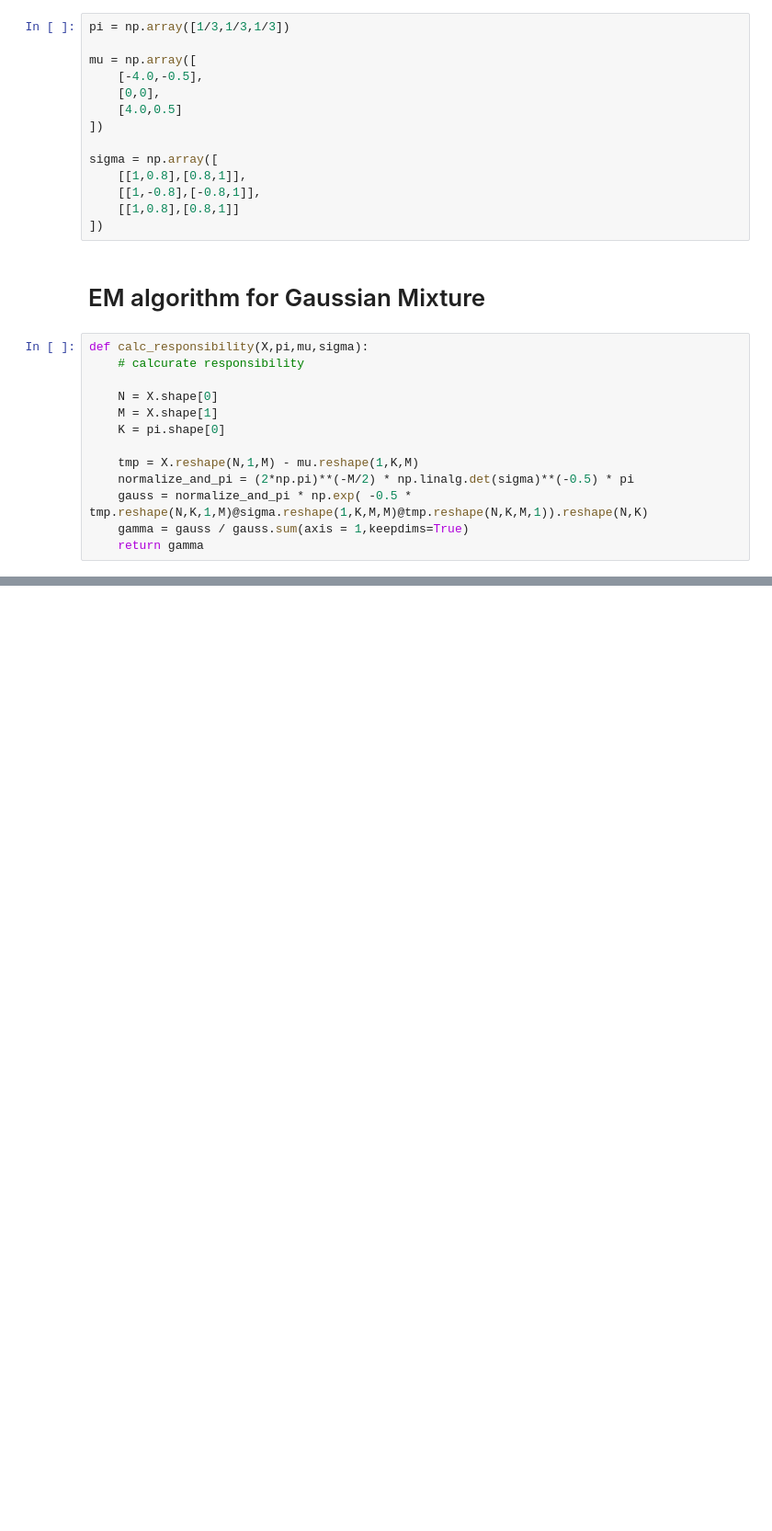
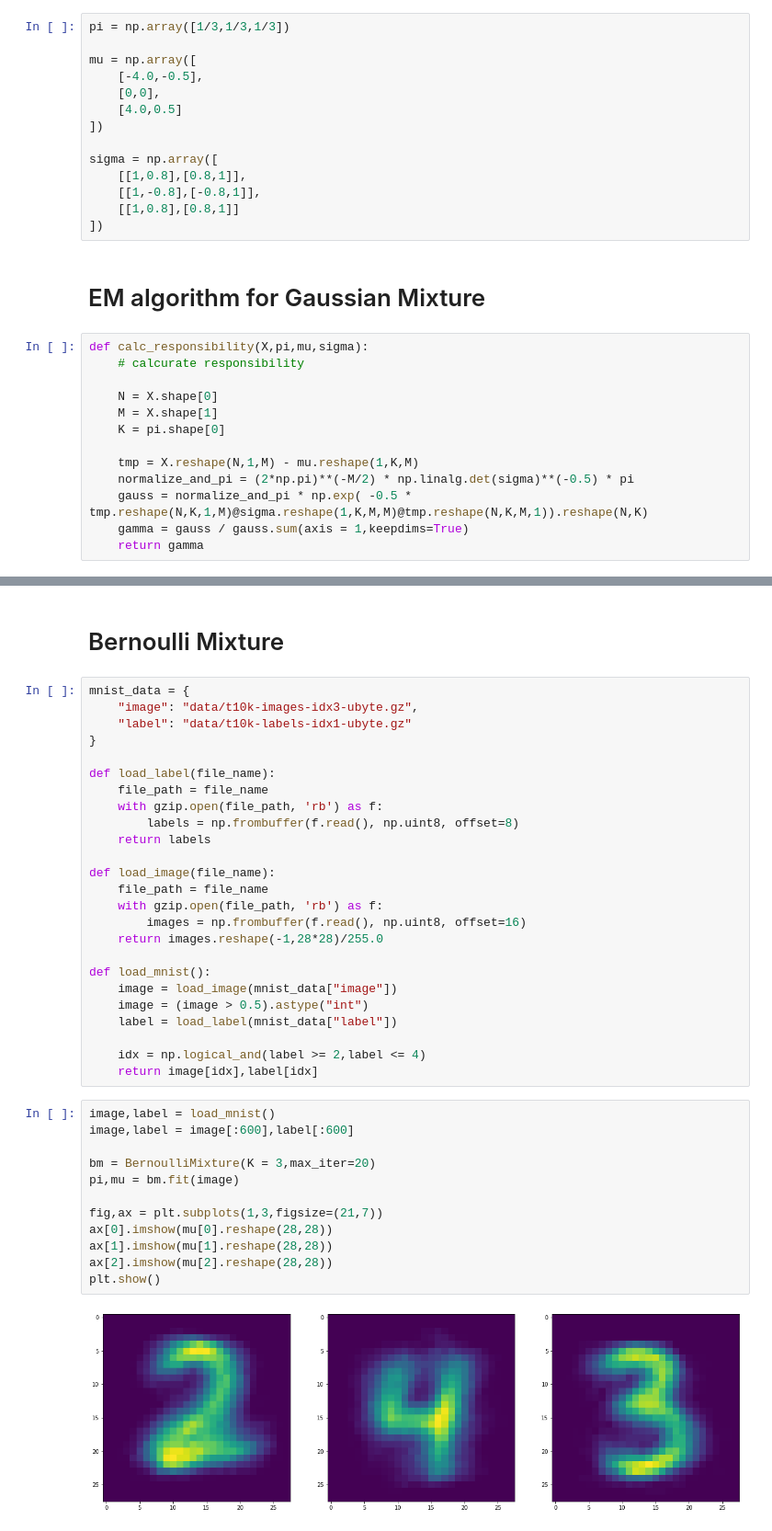
Before and after one commit to negRhlk/PRML, a Jupyter notebook: chapter9_short_ver.ipynb, the cells around one changed output, grey strips where cells are left out. Shown at 92% size. Saved outputs shown, nothing was run; the diff lists cells and outputs as text; blank space fills up the shorter version.

```diff
--- a/chapter9_short_ver.ipynb
+++ b/chapter9_short_ver.ipynb
@@ -121,0 +123,41 @@ plt.show()
+# %% [markdown]
+# Bernoulli Mixture
+# %%
+mnist_data = {
+    "image": "data/t10k-images-idx3-ubyte.gz",
+    "label": "data/t10k-labels-idx1-ubyte.gz"
+}
+
+def load_label(file_name):
+    file_path = file_name
+    with gzip.open(file_path, 'rb') as f:
+        labels = np.frombuffer(f.read(), np.uint8, offset=8)
+    return labels
+
+def load_image(file_name):
+    file_path = file_name
+    with gzip.open(file_path, 'rb') as f:
+        images = np.frombuffer(f.read(), np.uint8, offset=16)
+    return images.reshape(-1,28*28)/255.0
+
+def load_mnist():
+    image = load_image(mnist_data["image"])
+    image = (image > 0.5).astype("int")
+    label = load_label(mnist_data["label"])
+
+    idx = np.logical_and(label >= 2,label <= 4)
+    return image[idx],label[idx]
+# %%
+image,label = load_mnist()
+image,label = image[:600],label[:600]
+
+bm = BernoulliMixture(K = 3,max_iter=20)
+pi,mu = bm.fit(image)
+
+fig,ax = plt.subplots(1,3,figsize=(21,7))
+ax[0].imshow(mu[0].reshape(28,28))
+ax[1].imshow(mu[1].reshape(28,28))
+ax[2].imshow(mu[2].reshape(28,28))
+plt.show()
+# %% [output]
+[figure, added]
```
Also changed, not shown: parts of 3 cells of this notebook, 1 other file.
